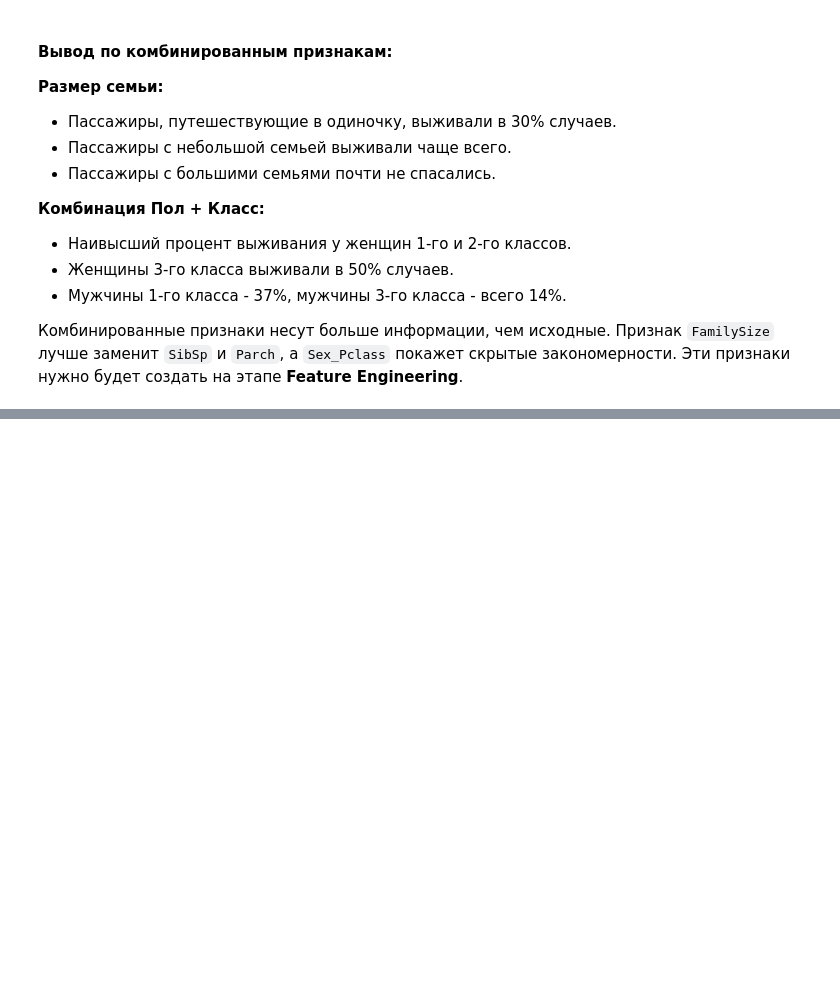
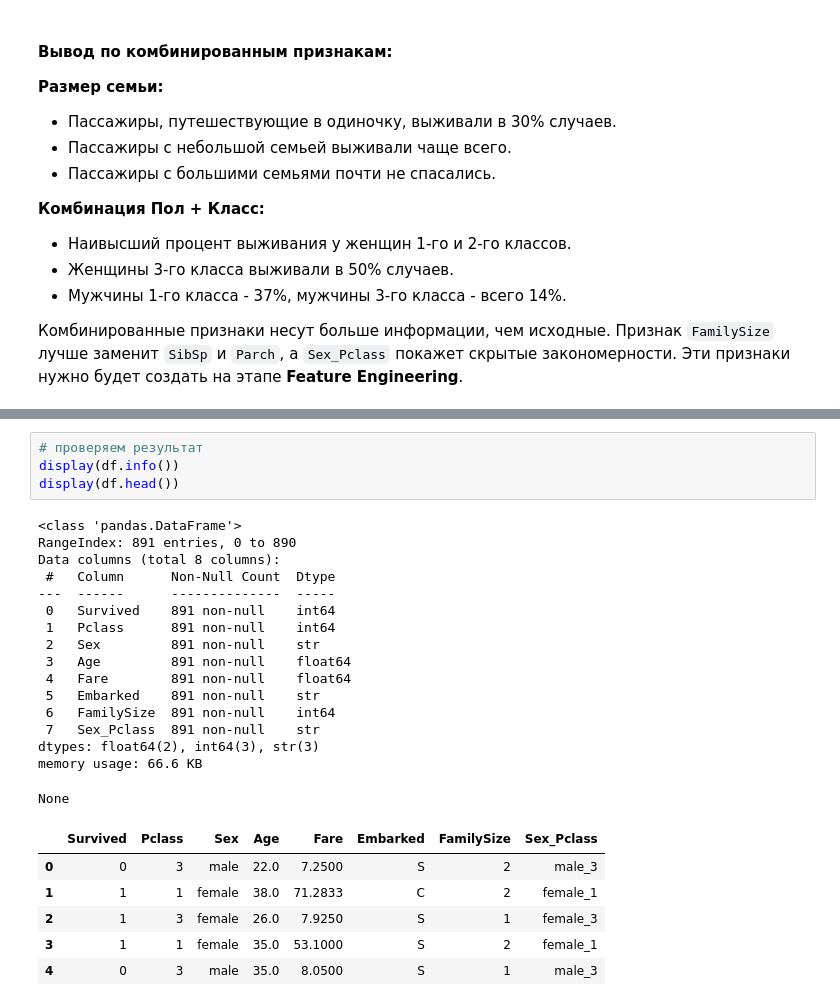
Before and after one commit to Ak1-AleX/Titanic-ML, a Jupyter notebook: titanic.ipynb, the cells around one changed output, grey strips where cells are left out. Cells and saved outputs as stored; diff of their text form; blank space fills up the shorter version.

```diff
--- a/titanic.ipynb
+++ b/titanic.ipynb
@@ -538,0 +784,27 @@ plt.show()
+# %%
+# проверяем результат
+display(df.info())
+display(df.head())
+# %% [output]
+<class 'pandas.DataFrame'>
+RangeIndex: 891 entries, 0 to 890
+Data columns (total 8 columns):
+ #   Column      Non-Null Count  Dtype
+---  ------      --------------  -----
+ 0   Survived    891 non-null    int64
+ 1   Pclass      891 non-null    int64
+ 2   Sex         891 non-null    str
+ 3   Age         891 non-null    float64
+ 4   Fare        891 non-null    float64
+ 5   Embarked    891 non-null    str
+ 6   FamilySize  891 non-null    int64
+ 7   Sex_Pclass  891 non-null    str
+dtypes: float64(2), int64(3), str(3)
+memory usage: 66.6 KB
+None
+|  | Survived | Pclass | Sex | Age | Fare | Embarked | FamilySize | Sex_Pclass |
+| 0 | 0 | 3 | male | 22.0 | 7.2500 | S | 2 | male_3 |
+| 1 | 1 | 1 | female | 38.0 | 71.2833 | C | 2 | female_1 |
+| 2 | 1 | 3 | female | 26.0 | 7.9250 | S | 1 | female_3 |
+| 3 | 1 | 1 | female | 35.0 | 53.1000 | S | 2 | female_1 |
+| 4 | 0 | 3 | male | 35.0 | 8.0500 | S | 1 | male_3 |
```
Also changed, not shown: parts of 28 cells of this notebook.
